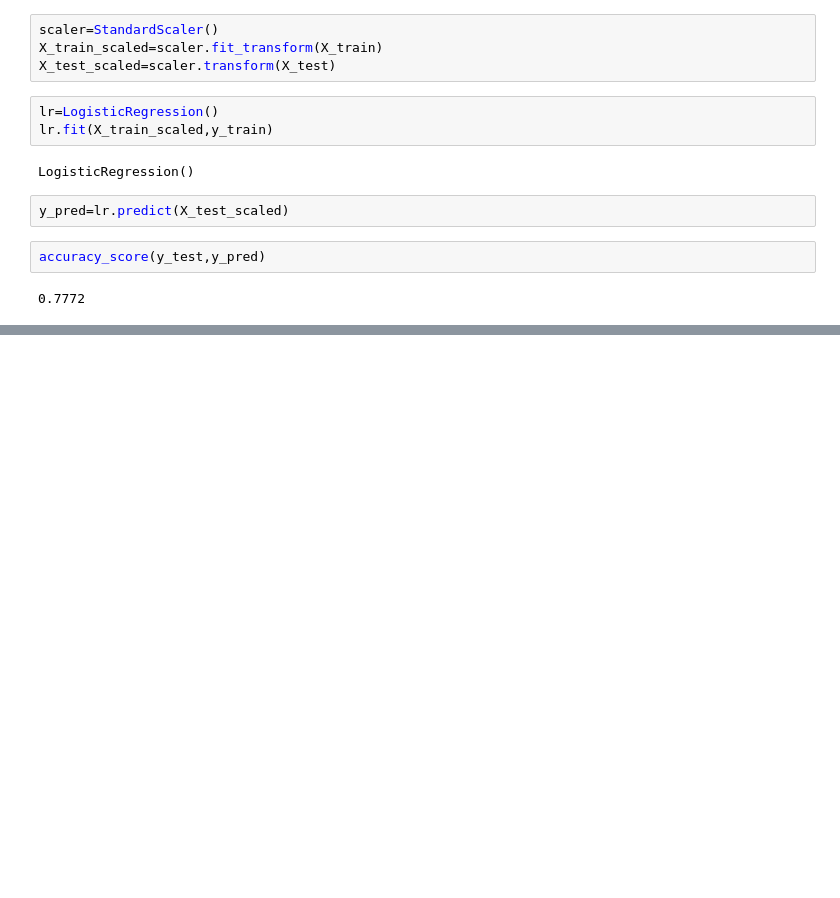
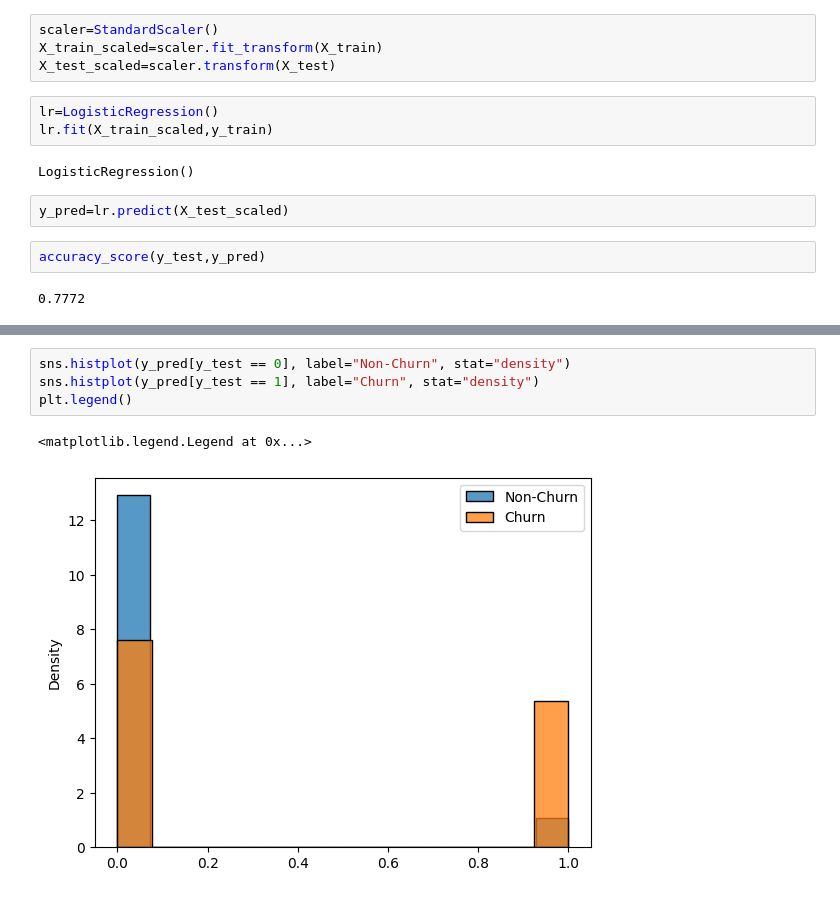
Before and after one commit to adi180397/Churn-Prediction, a Jupyter notebook: research/trials.ipynb, the cells around one changed output, grey strips where cells are left out. Drawn from its saved outputs; the diff is of its cells as text; blank space fills up the shorter version.

```diff
--- a/research/trials.ipynb
+++ b/research/trials.ipynb
@@ -418,0 +1246,7 @@ print(accuracy_score(y_test,y_pred_rf))
+# %%
+sns.histplot(y_pred[y_test == 0], label="Non-Churn", stat="density")
+sns.histplot(y_pred[y_test == 1], label="Churn", stat="density")
+plt.legend()
+# %% [output]
+<matplotlib.legend.Legend at 0x...>
+[figure, added]
```
Also changed, not shown: parts of 121 cells of this notebook, 12 other files.
